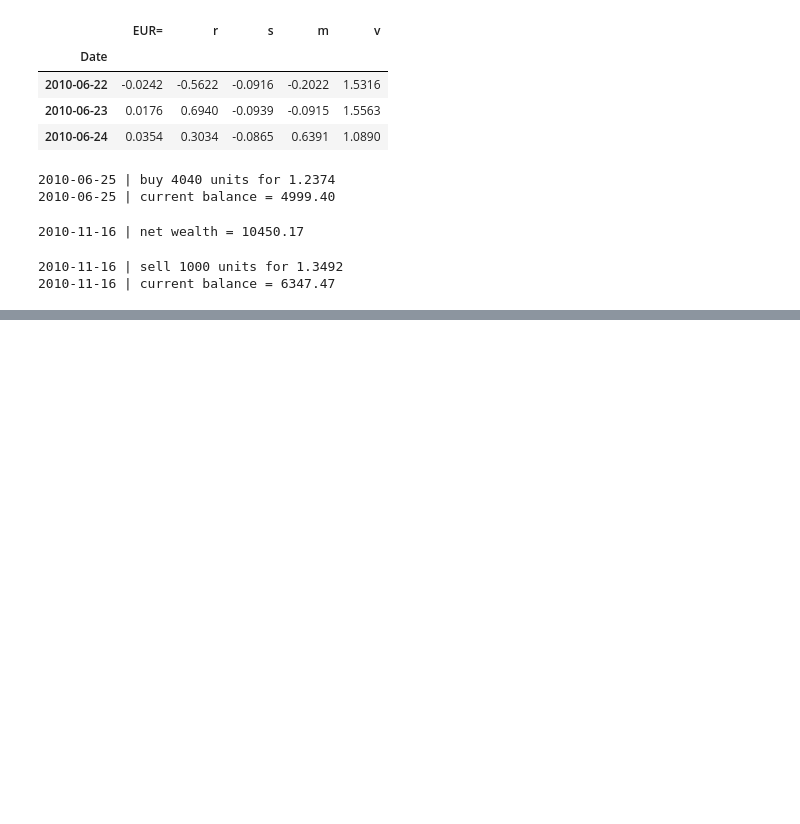
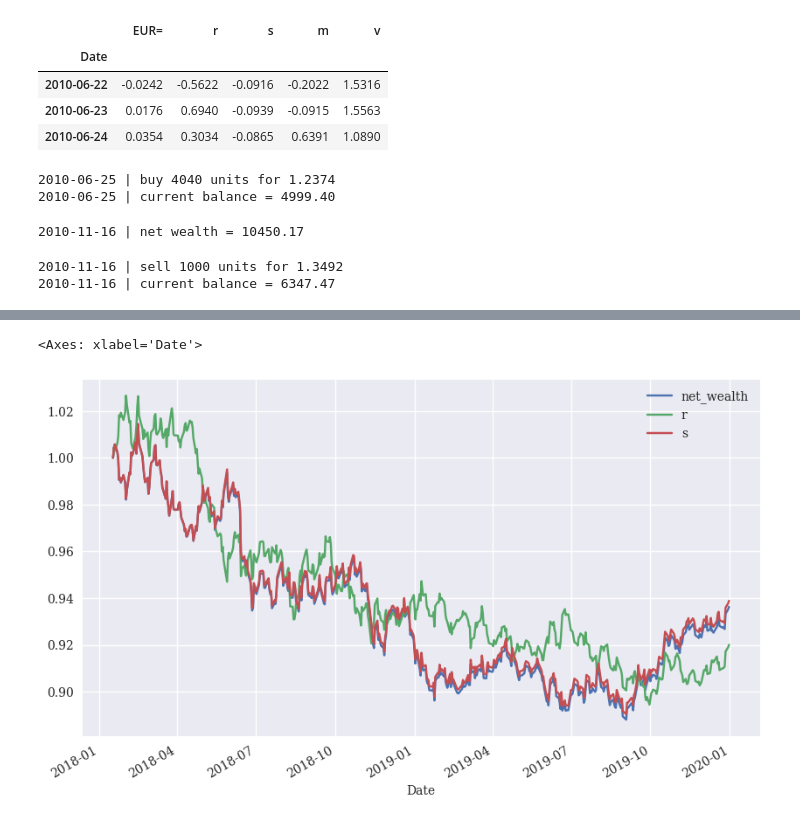
Before and after one commit to illinia/python-trading-study, a Jupyter notebook: aiif-study/code_11.ipynb, the cells around one changed output, grey strips where cells are left out. Drawn from its saved outputs; the diff is of its cells as text; code cells hidden in the pictures; blank space fills up the shorter version.

```diff
--- a/aiif-study/code_11.ipynb
+++ b/aiif-study/code_11.ipynb
@@ -235,0 +315,7 @@ tb.backtest_strategy()
+# %%
+ax = (tb.net_wealths / tb.net_wealths.iloc[0]).plot(figsize=(10, 6))
+tp = env.data[['r', 's']].iloc[env.lags:].cumsum().apply(np.exp)
+(tp / tp.iloc[0]).plot(ax=ax)
+# %% [output]
+<Axes: xlabel='Date'>
+[figure, added]
```
Also changed, not shown: parts of 51 cells of this notebook, 6 other files.
